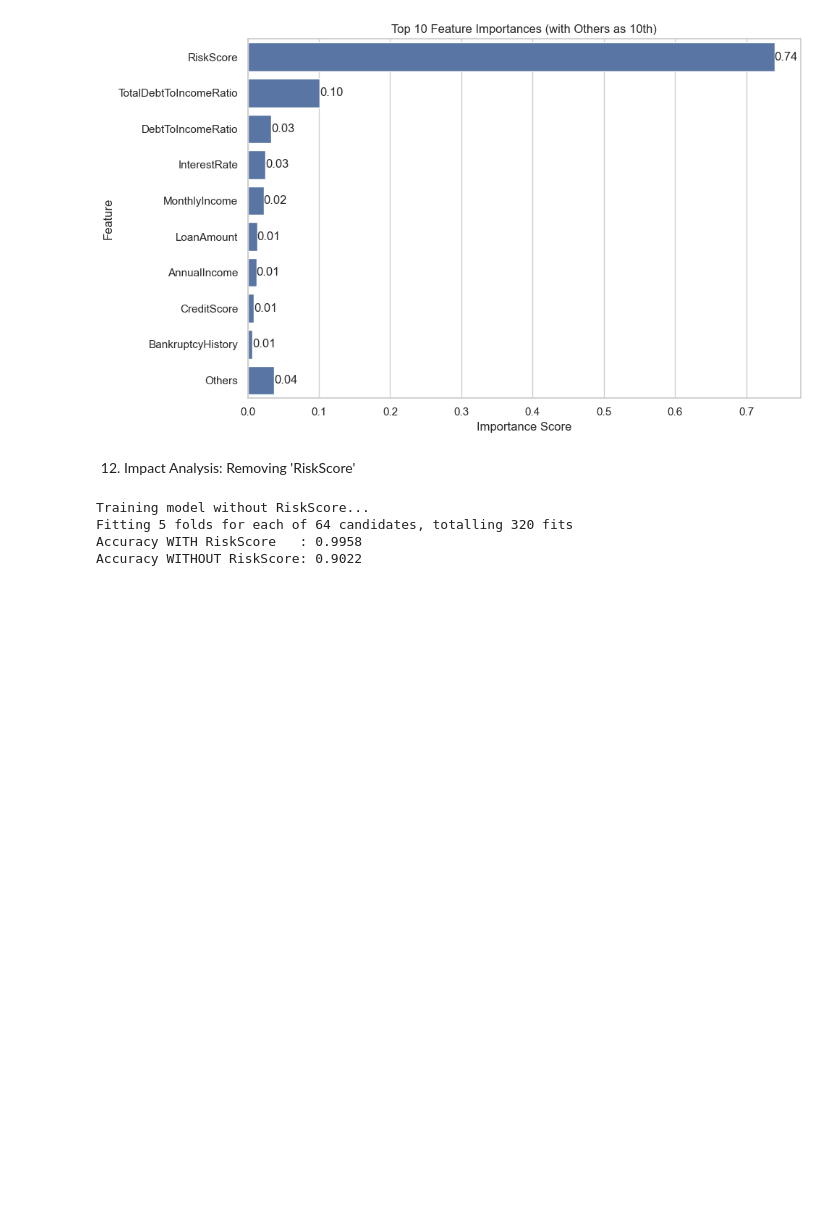
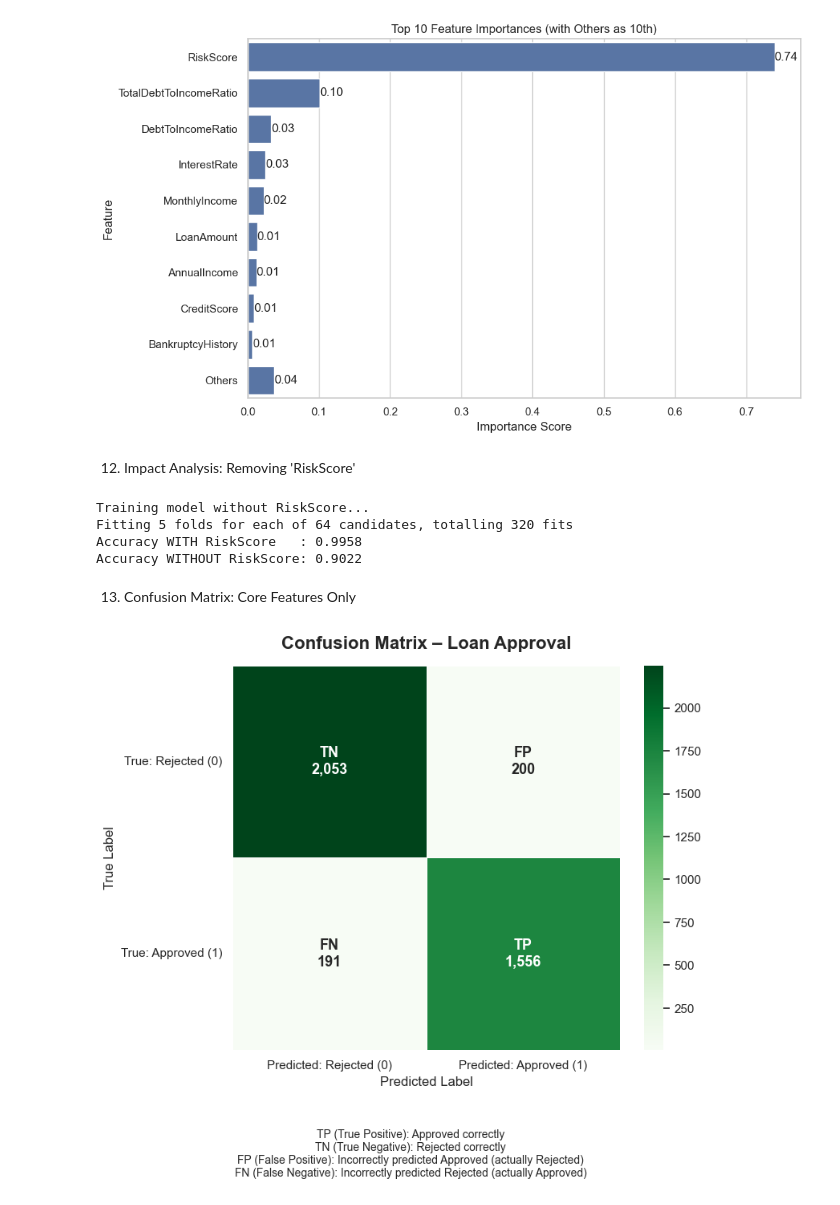
Before and after one commit to Sersoel/loan-approval-prediction, a Jupyter notebook: notebooks/loan_classification.ipynb, the cells around one changed output. Drawn from its saved outputs; the diff is of its cells as text; code cells hidden in the pictures; blank space fills up the shorter version.

Commit message:
chore(viz): add confusion matrix for model using core features only

```diff
--- a/notebooks/loan_classification.ipynb
+++ b/notebooks/loan_classification.ipynb
@@ -415,3 +415,65 @@ Training model without RiskScore...
 Fitting 5 folds for each of 64 candidates, totalling 320 fits
 Accuracy WITH RiskScore   : 0.9958
 Accuracy WITHOUT RiskScore: 0.9022
+# %% [markdown]
+13. Confusion Matrix: Core Features Only
+# %%
+# ## 13. Confusion Matrix: Core Features Only
+
+
+# 1. Generate predictions without the key feature
+pred_no_risk = model_no_risk.predict(X_no_risk_test)
+
+# Compute confusion matrix
+cm_nr = confusion_matrix(y_test, pred_no_risk)
+tn, fp, fn, tp = cm_nr.ravel()
+
+# Create annotation labels with both type and value
+labels = [
+    [f"TN\n{tn:,}", f"FP\n{fp:,}"],
+    [f"FN\n{fn:,}", f"TP\n{tp:,}"]
+]
+
+# Create DataFrame for heatmap
+cm_nr_df = pd.DataFrame(
+    [[tn, fp], [fn, tp]],
+    index=['True: Rejected (0)', 'True: Approved (1)'],
+    columns=['Predicted: Rejected (0)', 'Predicted: Approved (1)']
+)
+
+# Plot heatmap
+plt.figure(figsize=(8, 6))
+sns.heatmap(
+    cm_df,
+    annot=labels,
+    fmt='',
+    cmap='Greens',
+    linewidths=0.5,
+    linecolor='white',
+    cbar=True,
+    annot_kws={'fontsize': 13, 'weight': 'bold'}
+)
+
+# Add title and labels
+plt.title("Confusion Matrix – Loan Approval", fontsize=16, weight='bold', pad=15)
+plt.xlabel("Predicted Label", fontsize=12)
+plt.ylabel("True Label", fontsize=12)
+plt.xticks(fontsize=11)
+plt.yticks(fontsize=11, rotation=0)
+
+# Add contextual explanation
+plt.figtext(
+    0.5, -0.15,
+    "TP (True Positive): Approved correctly\n"
+    "TN (True Negative): Rejected correctly\n"
+    "FP (False Positive): Incorrectly predicted Approved (actually Rejected)\n"
+    "FN (False Negative): Incorrectly predicted Rejected (actually Approved)",
+    ha='center',
+    fontsize=10,
+    wrap=True
+)
+
+plt.tight_layout()
+plt.show()
+# %% [output]
+[figure, added]
```
